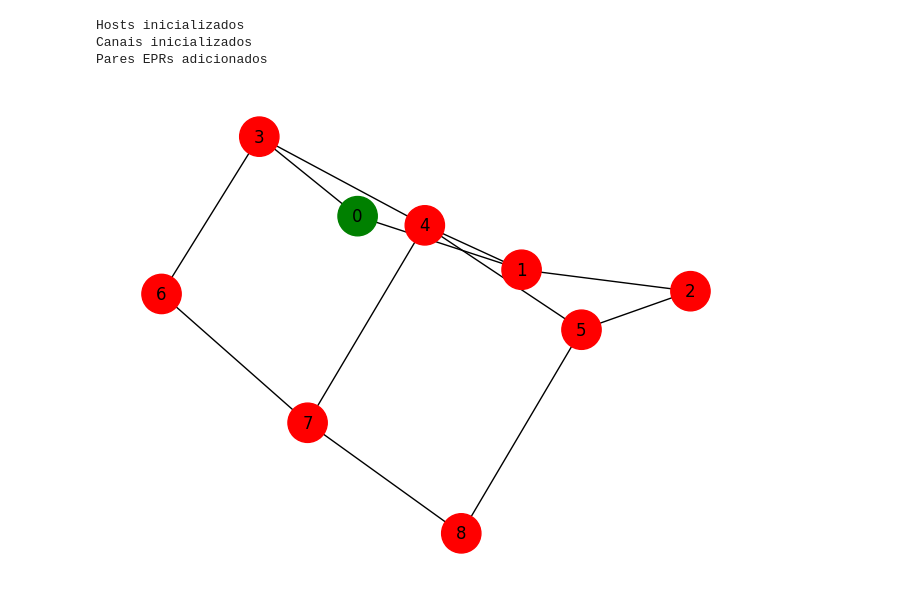
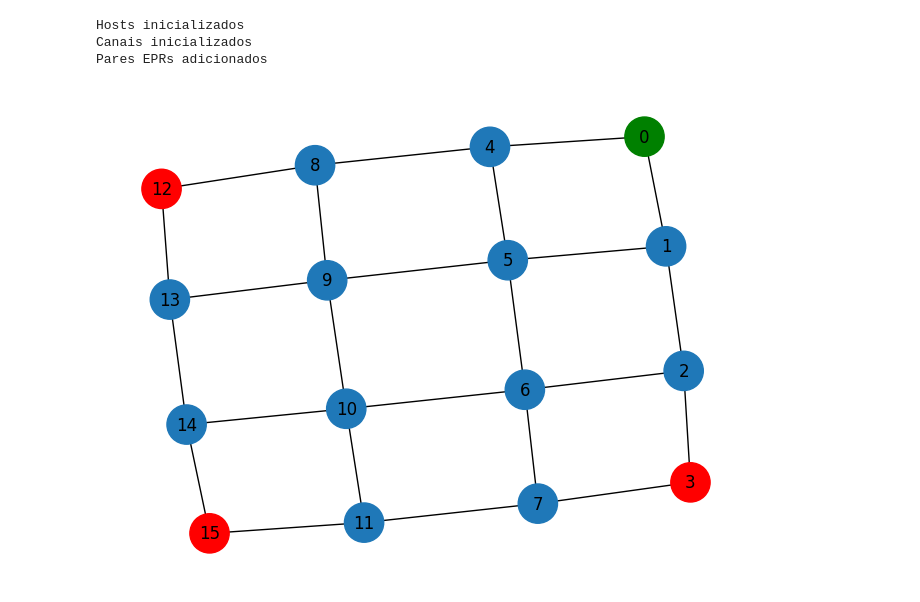
Before and after one commit to polysamo/BQC, a Jupyter notebook: Experimentos-BQC.ipynb, the cells around one changed output. Saved outputs shown, nothing was run; the diff lists cells and outputs as text; code cells hidden in the pictures.

```diff
--- a/Experimentos-BQC.ipynb
+++ b/Experimentos-BQC.ipynb
@@ -6,11 +6,13 @@ from quantumnet.objects import Qubit, Logger
 # %%
 rede = Network()
 controller = Controller(rede)
-rede.set_ready_topology('grade',8,3,3)  # Exemplo de uma grade 3x3 com 8 clientes e 1 servidor
+
+# Chamada corrigida para passar a topologia corretamente
+rede.set_ready_topology('grade', 8, 4, 4, clients=[3, 15, 12], server=0)  # 8 clientes, 4x4 de topologia
 rede.draw()
 Logger.activate(Logger)
 # %% [output]
 Hosts inicializados
 Canais inicializados
 Pares EPRs adicionados
-[figure, old version]
+[figure, new version]
```
Also changed, not shown: parts of 4 cells of this notebook, 5 other files.
